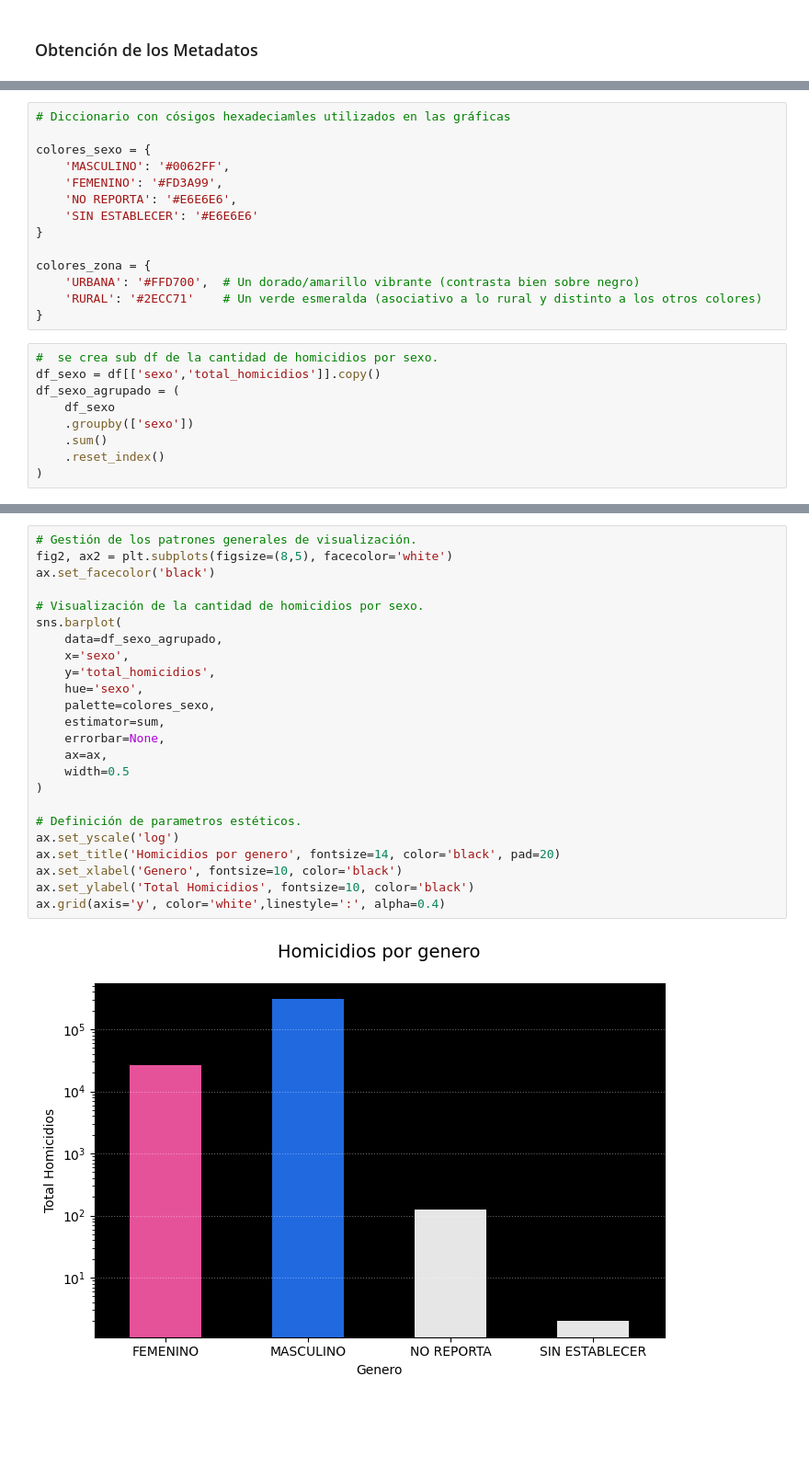
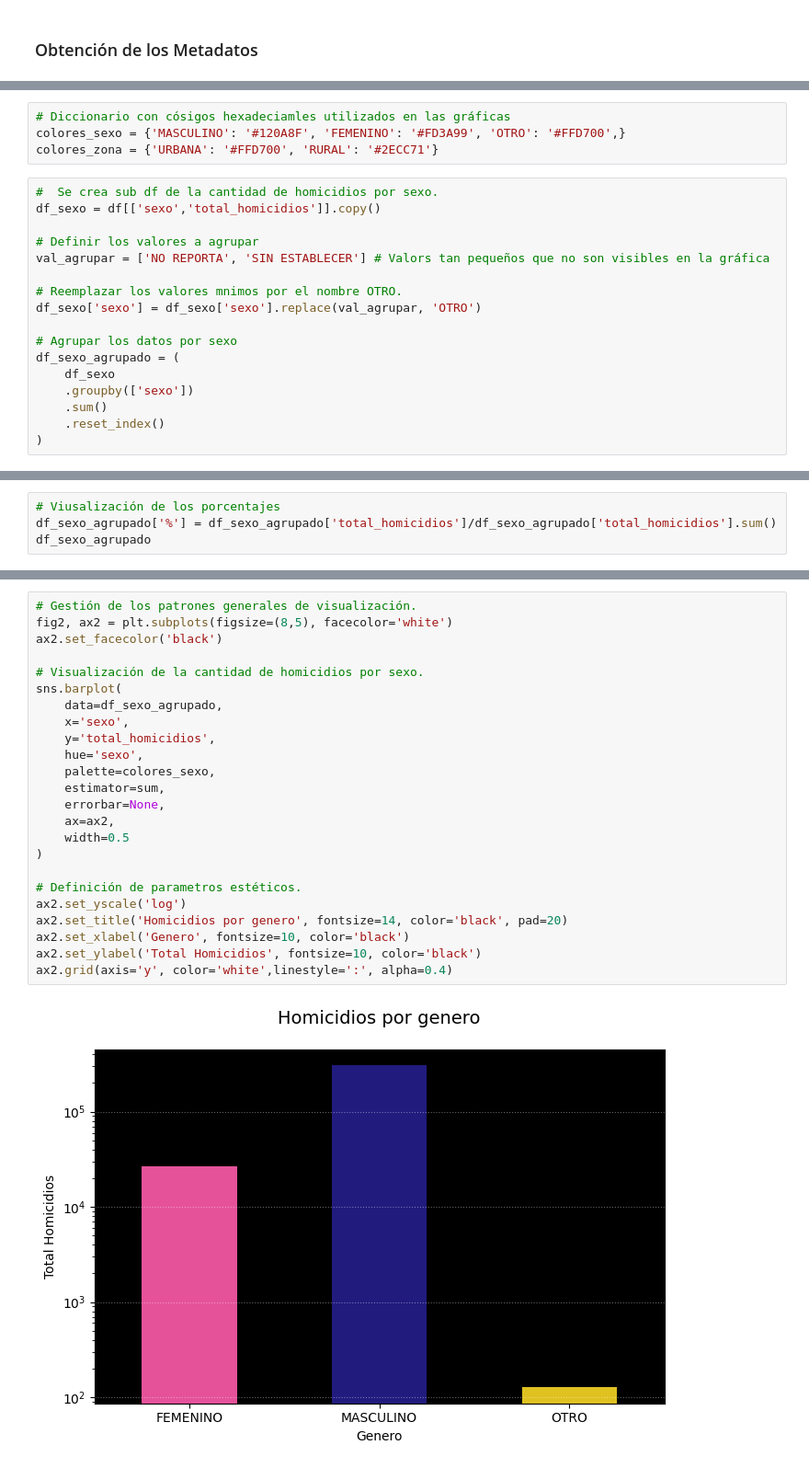
Before and after one commit to deleonray314/ML-Homicidios, a Jupyter notebook: notebooks/EDA.ipynb, the cells around one changed output, grey strips where cells are left out. Shown at 92% size. Drawn from its saved outputs; the diff is of its cells as text; blank space fills up the shorter version.

```diff
--- a/notebooks/EDA.ipynb
+++ b/notebooks/EDA.ipynb
@@ -183,20 +200,18 @@ memory usage: 28.6+ MB
 # %%
 # Diccionario con cósigos hexadeciamles utilizados en las gráficas
-
-colores_sexo = {
-    'MASCULINO': '#0062FF',
-    'FEMENINO': '#FD3A99',
-    'NO REPORTA': '#E6E6E6',
-    'SIN ESTABLECER': '#E6E6E6'
-}
-
-colores_zona = {
-    'URBANA': '#FFD700',  # Un dorado/amarillo vibrante (contrasta bien sobre negro)
-    'RURAL': '#2ECC71'    # Un verde esmeralda (asociativo a lo rural y distinto a los otros colores)
-}
+colores_sexo = {'MASCULINO': '#120A8F', 'FEMENINO': '#FD3A99', 'OTRO': '#FFD700',}
+colores_zona = {'URBANA': '#FFD700', 'RURAL': '#2ECC71'}
 # %%
-#  se crea sub df de la cantidad de homicidios por sexo.
+#  Se crea sub df de la cantidad de homicidios por sexo.
 df_sexo = df[['sexo','total_homicidios']].copy()
+
+# Definir los valores a agrupar
+val_agrupar = ['NO REPORTA', 'SIN ESTABLECER'] # Valors tan pequeños que no son visibles en la gráfica
+
+# Reemplazar los valores mnimos por el nombre OTRO.
+df_sexo['sexo'] = df_sexo['sexo'].replace(val_agrupar, 'OTRO')
+
+# Agrupar los datos por sexo
 df_sexo_agrupado = (
     df_sexo
     .groupby(['sexo'])
@@ -213,0 +221,4 @@ df_sexo_agrupado.head()
+# %%
+# Viusalización de los porcentajes
+df_sexo_agrupado['%'] = df_sexo_agrupado['total_homicidios']/df_sexo_agrupado['total_homicidios'].sum()
+df_sexo_agrupado
@@ -241,26 +259,26 @@ plt.pie(
 # %%
 # Gestión de los patrones generales de visualización.
 fig2, ax2 = plt.subplots(figsize=(8,5), facecolor='white')
-ax.set_facecolor('black')
+ax2.set_facecolor('black')
 
 # Visualización de la cantidad de homicidios por sexo.
 sns.barplot(
     data=df_sexo_agrupado,
     x='sexo',
     y='total_homicidios',
     hue='sexo',
     palette=colores_sexo,
     estimator=sum,
     errorbar=None,
-    ax=ax,
+    ax=ax2,
     width=0.5
 )
 
 # Definición de parametros estéticos.
-ax.set_yscale('log')
-ax.set_title('Homicidios por genero', fontsize=14, color='black', pad=20)
-ax.set_xlabel('Genero', fontsize=10, color='black')
-ax.set_ylabel('Total Homicidios', fontsize=10, color='black')
-ax.grid(axis='y', color='white',linestyle=':', alpha=0.4)
+ax2.set_yscale('log')
+ax2.set_title('Homicidios por genero', fontsize=14, color='black', pad=20)
+ax2.set_xlabel('Genero', fontsize=10, color='black')
+ax2.set_ylabel('Total Homicidios', fontsize=10, color='black')
+ax2.grid(axis='y', color='white',linestyle=':', alpha=0.4)
 # %% [output]
-[figure, old version]
+[figure, new version]
```
Also changed, not shown: parts of 34 cells of this notebook, 1 other file.
